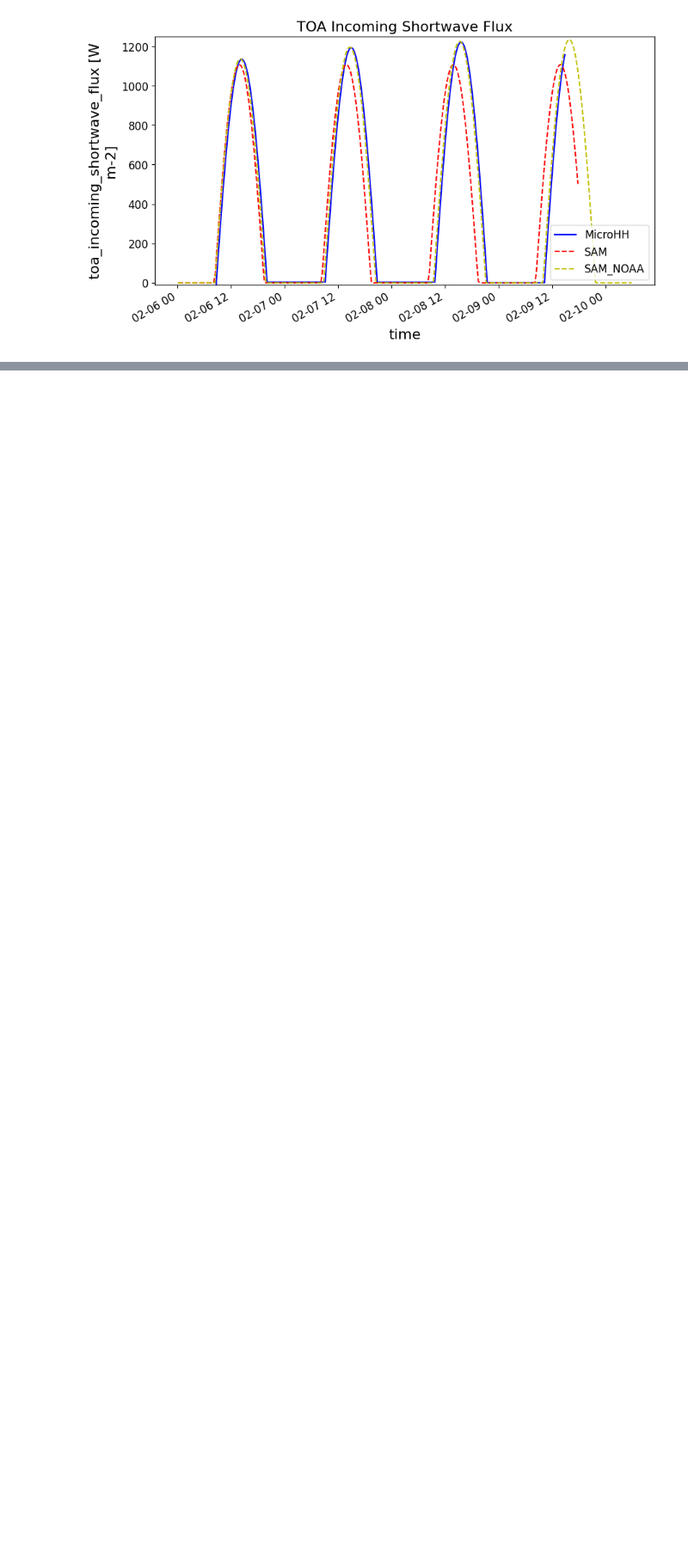
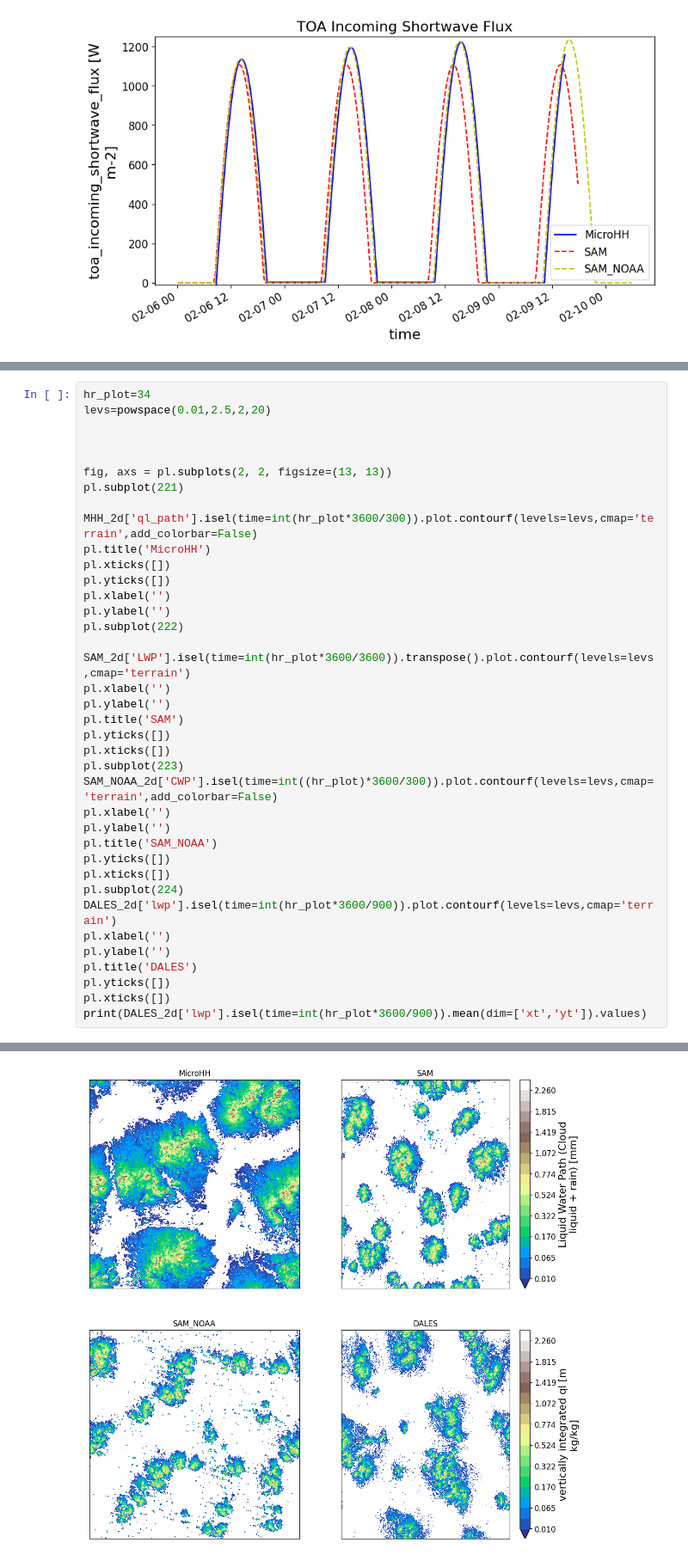
Before and after one commit to girishnigamanth/python_files, a Jupyter notebook: EUREC4A/Intercomparison_plots.ipynb, the cells around one changed output, grey strips where cells are left out. Shown at 86% size. Cells and saved outputs as stored; diff of their text form; blank space fills up the shorter version.

```diff
--- a/EUREC4A/Intercomparison_plots.ipynb
+++ b/EUREC4A/Intercomparison_plots.ipynb
@@ -393,0 +436,39 @@ Text(0.5, 1.0, 'MicroHH')
+# %%
+hr_plot=34
+levs=powspace(0.01,2.5,2,20)
+
+
+
+fig, axs = pl.subplots(2, 2, figsize=(13, 13))
+pl.subplot(221)
+
+MHH_2d['ql_path'].isel(time=int(hr_plot*3600/300)).plot.contourf(levels=levs,cmap='terrain',add_colorbar=False)
+pl.title('MicroHH')
+pl.xticks([])
+pl.yticks([])
+pl.xlabel('')
+pl.ylabel('')
+pl.subplot(222)
+
+SAM_2d['LWP'].isel(time=int(hr_plot*3600/3600)).transpose().plot.contourf(levels=levs,cmap='terrain')
+pl.xlabel('')
+pl.ylabel('')
+pl.title('SAM')
+pl.yticks([])
+pl.xticks([])
+pl.subplot(223)
+SAM_NOAA_2d['CWP'].isel(time=int((hr_plot)*3600/300)).plot.contourf(levels=levs,cmap='terrain',add_colorbar=False)
+pl.xlabel('')
+pl.ylabel('')
+pl.title('SAM_NOAA')
+pl.yticks([])
+pl.xticks([])
+pl.subplot(224)
+DALES_2d['lwp'].isel(time=int(hr_plot*3600/900)).plot.contourf(levels=levs,cmap='terrain')
+pl.xlabel('')
+pl.ylabel('')
+pl.title('DALES')
+pl.yticks([])
+pl.xticks([])
+print(DALES_2d['lwp'].isel(time=int(hr_plot*3600/900)).mean(dim=['xt','yt']).values)
+# %% [output]
@@ -394,3 +476,4 @@ Text(0.5, 1.0, 'MicroHH')
+[figure, added]
 # %%
 import datetime
 import numpy as np
```
Also changed, not shown: parts of 6 cells of this notebook, 14 other files.
